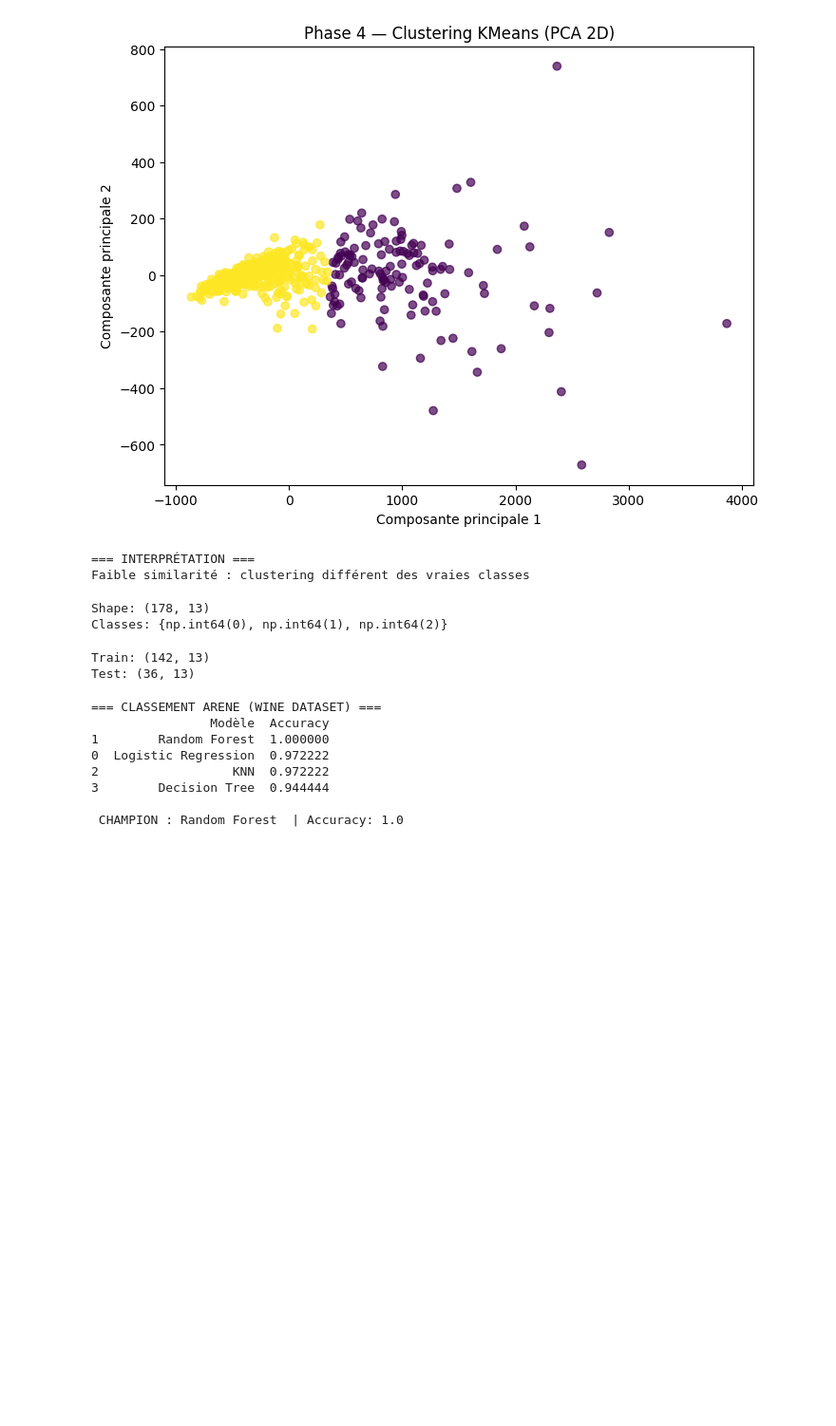
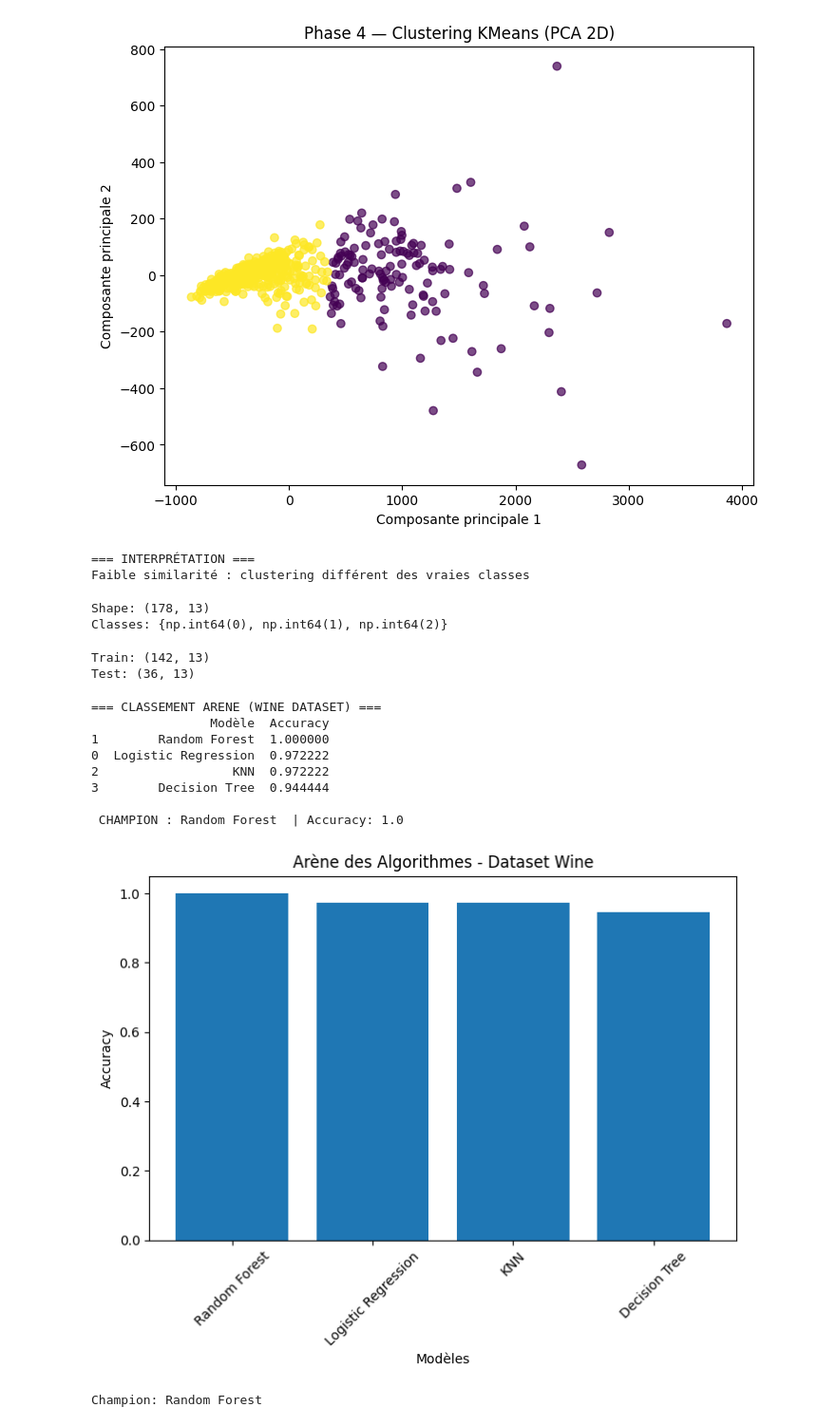
Before and after one commit to karamdh/arene-des-algos-KARAM-DHIFI01, a Jupyter notebook: jour1.ipynb, the cells around one changed output. Shown at 95% size. Cells and saved outputs as stored; diff of their text form; code cells hidden in the pictures; blank space fills up the shorter version.

Commit message:
feat(phase6): visualisation arène + matrice de confusion wine dataset

```diff
--- a/jour1.ipynb
+++ b/jour1.ipynb
@@ -342,3 +342,39 @@ df_wine_results = arene(X_train_scaled, X_test_scaled, y_train, y_test)
 3        Decision Tree  0.944444
 
  CHAMPION : Random Forest  | Accuracy: 1.0
+# %%
+import matplotlib.pyplot as plt
+
+plt.figure(figsize=(8,5))
+
+plt.bar(df_wine_results["Modèle"], df_wine_results["Accuracy"])
+
+plt.title("Arène des Algorithmes - Dataset Wine")
+plt.xlabel("Modèles")
+plt.ylabel("Accuracy")
+plt.xticks(rotation=45)
+
+plt.show()
+# %% [output]
+[figure, added]
+# %%
+from sklearn.metrics import ConfusionMatrixDisplay
+from sklearn.metrics import confusion_matrix
+
+best_model_name = df_wine_results.iloc[0]["Modèle"]
+
+print("Champion:", best_model_name)
+
+if best_model_name == "Logistic Regression":
+    model = LogisticRegression(max_iter=1000)
+elif best_model_name == "Random Forest":
+    model = RandomForestClassifier(random_state=42)
+elif best_model_name == "KNN":
+    model = KNeighborsClassifier()
+else:
+    model = DecisionTreeClassifier(random_state=42)
+
+model.fit(X_train_scaled, y_train)
+y_pred = model.predict(X_test_scaled)
+# %% [output]
+Champion: Random Forest
```
Also changed, not shown: parts of 1 cell of this notebook.
